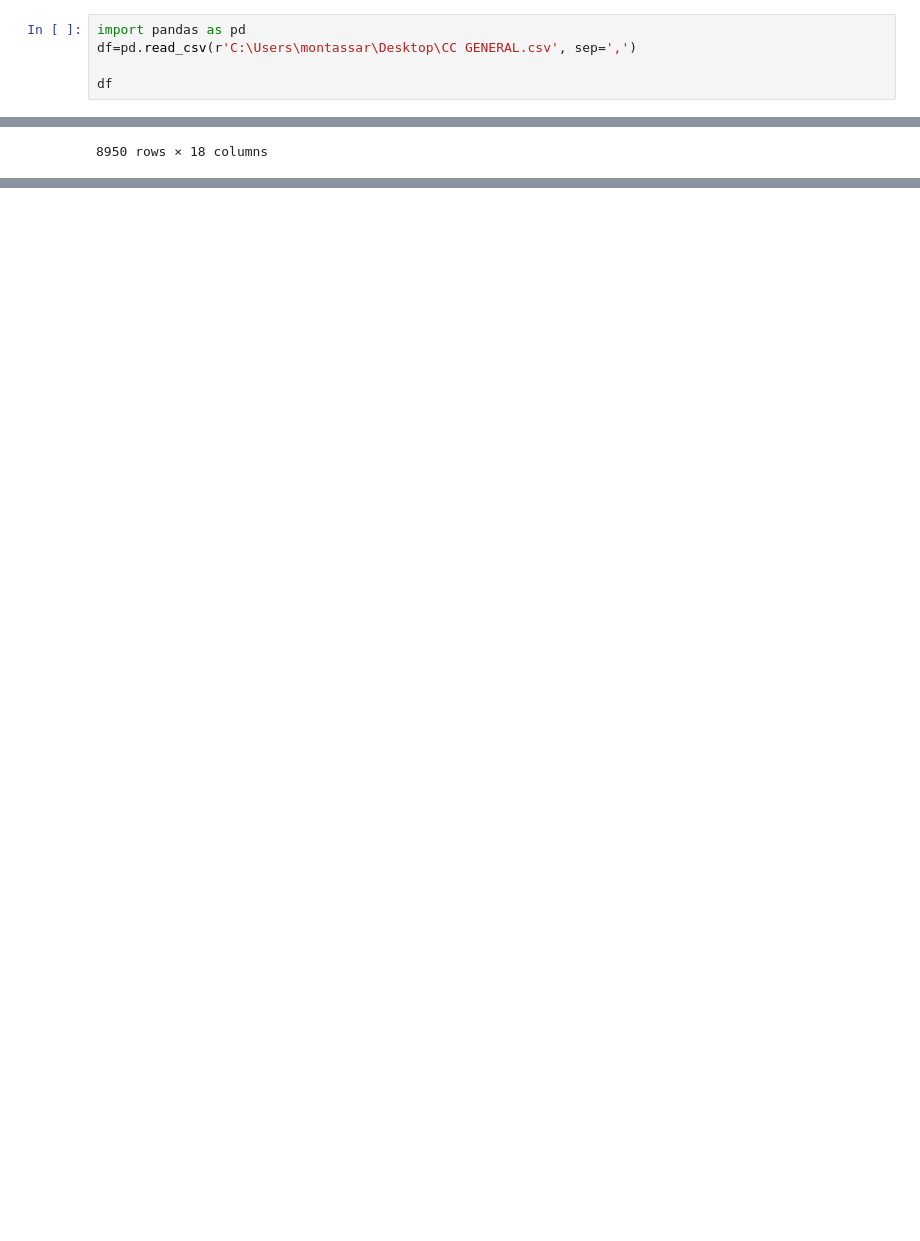
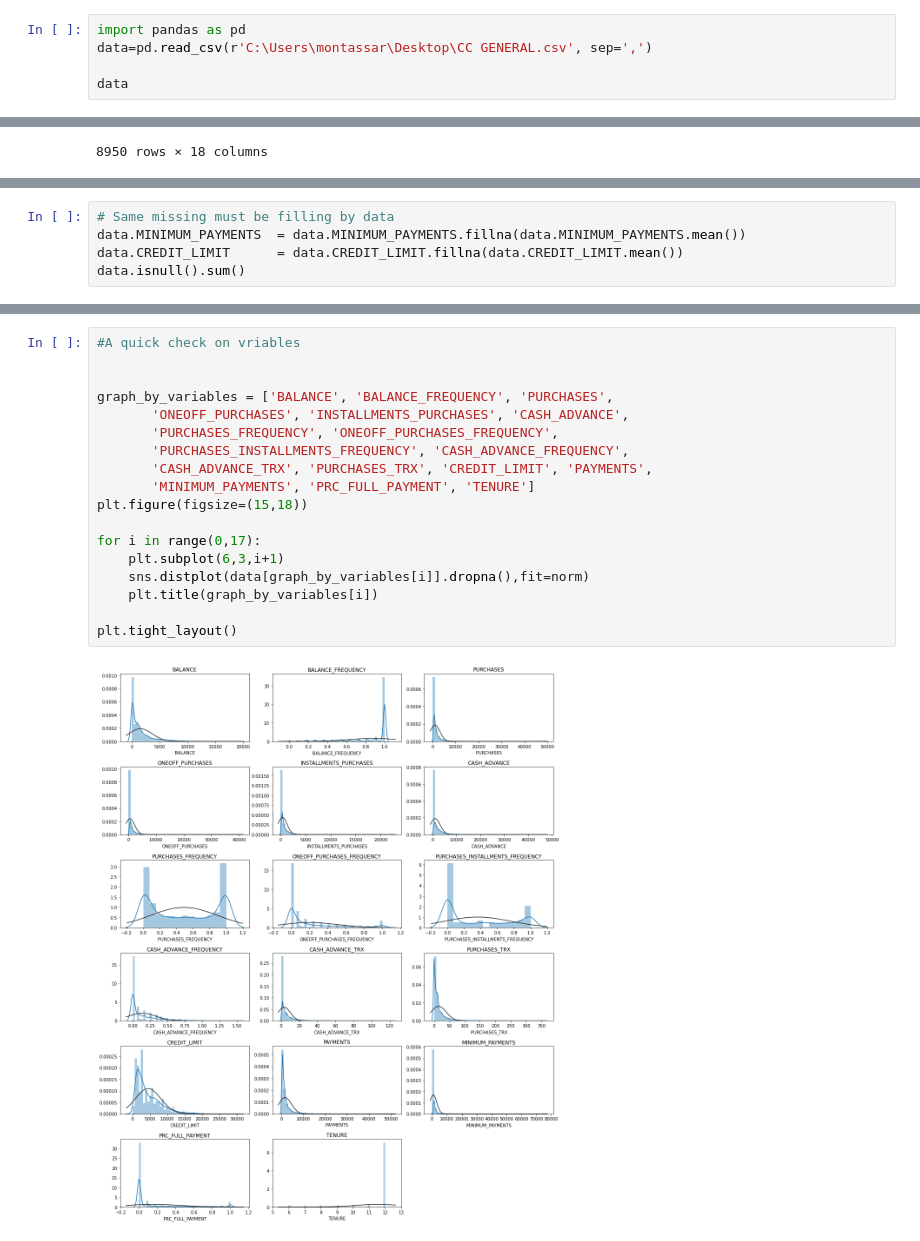
Before and after one commit to abdallah12344/gomycode-, a Jupyter notebook: K-means & Hierarchical clustering .ipynb, the cells around one changed output, grey strips where cells are left out. Saved outputs shown, nothing was run; the diff lists cells and outputs as text; blank space fills up the shorter version.

```diff
--- a/K-means & Hierarchical clustering .ipynb
+++ b/K-means & Hierarchical clustering .ipynb
@@ -1,8 +3,8 @@
 # %%
 import pandas as pd
-df=pd.read_csv(r'C:\Users\montassar\Desktop\CC GENERAL.csv', sep=',')
+data=pd.read_csv(r'C:\Users\montassar\Desktop\CC GENERAL.csv', sep=',')
 
-df
+data
 # %% [output]
 |  | CUST_ID | BALANCE | BALANCE_FREQUENCY | PURCHASES | ONEOFF_PURCHASES | INSTALLMENTS_PURCHASES | CASH_ADVANCE | ... |
 | 0 | C10001 | 40.900749 | 0.818182 | 95.40 | 0.00 | 95.40 | 0.000000 | ... |
@@ -19,0 +88,5 @@ df
+# %%
+# Same missing must be filling by data
+data.MINIMUM_PAYMENTS  = data.MINIMUM_PAYMENTS.fillna(data.MINIMUM_PAYMENTS.mean())
+data.CREDIT_LIMIT      = data.CREDIT_LIMIT.fillna(data.CREDIT_LIMIT.mean())
+data.isnull().sum()
@@ -19,0 +127,20 @@ df
+# %%
+#A quick check on vriables
+
+
+graph_by_variables = ['BALANCE', 'BALANCE_FREQUENCY', 'PURCHASES',
+       'ONEOFF_PURCHASES', 'INSTALLMENTS_PURCHASES', 'CASH_ADVANCE',
+       'PURCHASES_FREQUENCY', 'ONEOFF_PURCHASES_FREQUENCY',
+       'PURCHASES_INSTALLMENTS_FREQUENCY', 'CASH_ADVANCE_FREQUENCY',
+       'CASH_ADVANCE_TRX', 'PURCHASES_TRX', 'CREDIT_LIMIT', 'PAYMENTS',
+       'MINIMUM_PAYMENTS', 'PRC_FULL_PAYMENT', 'TENURE']
+plt.figure(figsize=(15,18))
+
+for i in range(0,17):
+    plt.subplot(6,3,i+1)
+    sns.distplot(data[graph_by_variables[i]].dropna(),fit=norm)
+    plt.title(graph_by_variables[i])
+
+plt.tight_layout()
+# %% [output]
+[figure, added]
```
Also changed, not shown: parts of 24 cells of this notebook.
